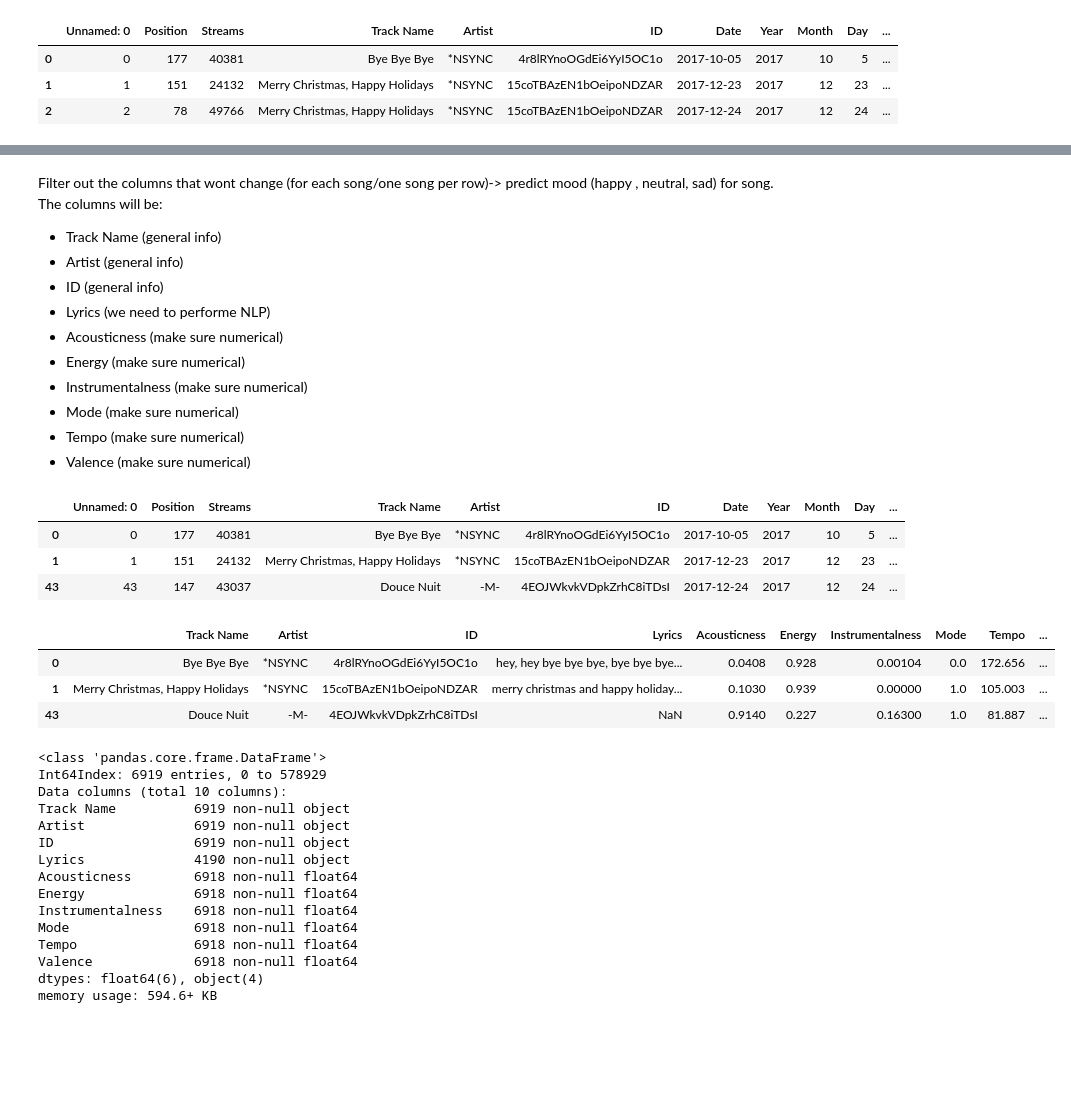
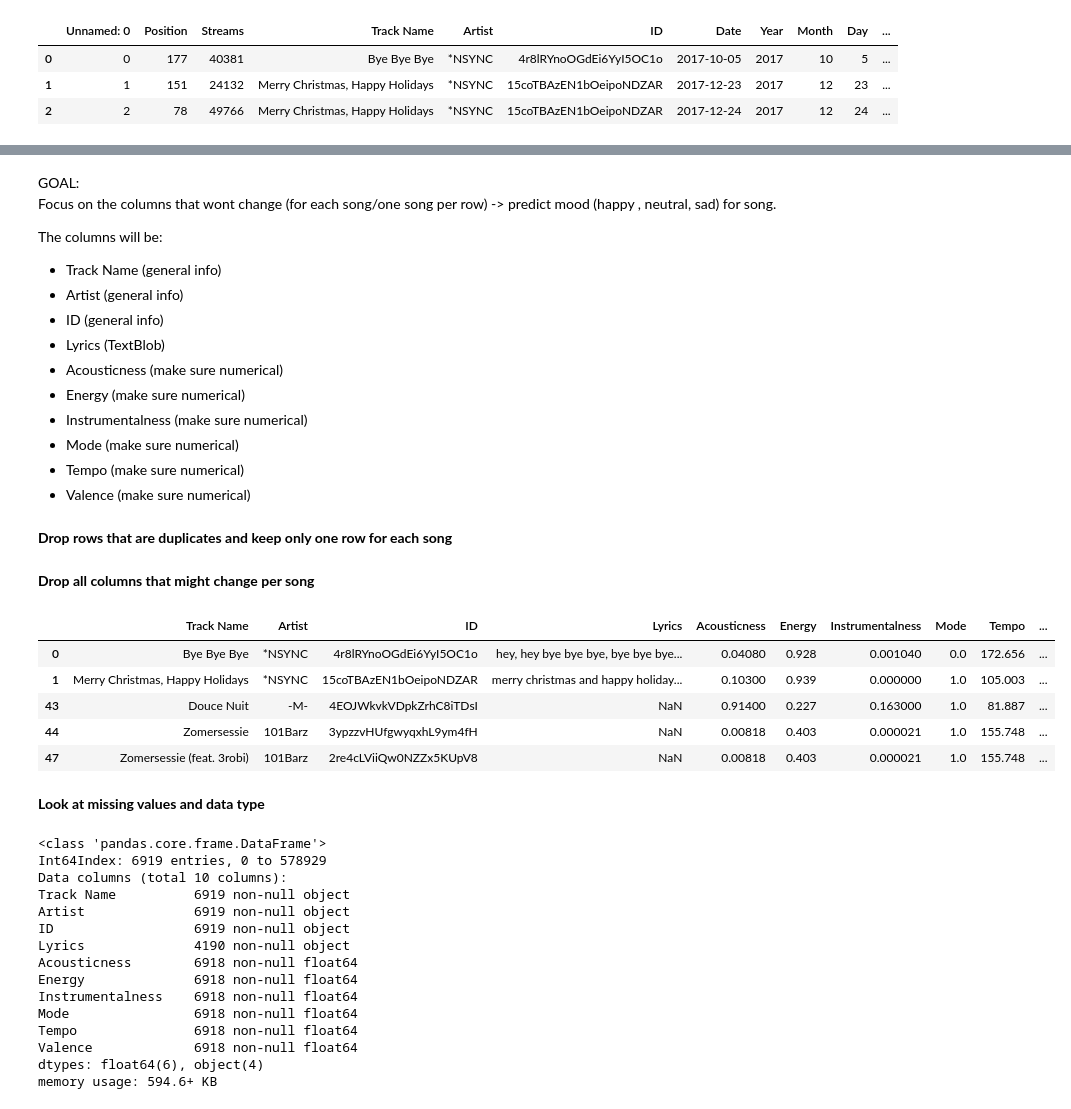
Before and after one commit to yhpf/Capstone-General_Assembly, a Jupyter notebook: 9_mvp_mood_of_song.ipynb, the cells around one changed output, grey strips where cells are left out. Saved outputs shown, nothing was run; the diff lists cells and outputs as text; code cells hidden in the pictures; blank space fills up the shorter version.

```diff
--- a/9_mvp_mood_of_song.ipynb
+++ b/9_mvp_mood_of_song.ipynb
@@ -17,14 +29,18 @@ data.head(3)
 # %% [markdown]
-Filter out the columns that wont change (for each song/one song per row)-> predict mood (happy , neutral, sad) for song.<BR />
+GOAL:<BR />
+Focus on the columns that wont change (for each song/one song per row) -> predict mood (happy , neutral, sad) for song.<BR />
+
 The columns will be:
 - Track Name (general info)
 - Artist (general info)
 - ID (general info)
-- Lyrics (we need to performe NLP)
+- Lyrics (TextBlob)
 - Acousticness (make sure numerical)
 - Energy (make sure numerical)
 - Instrumentalness (make sure numerical)
 - Mode (make sure numerical)
 - Tempo (make sure numerical)
 - Valence (make sure numerical)
+# %% [markdown]
+**Drop rows that are duplicates and keep only one row for each song**
 # %%
@@ -32,21 +47,19 @@ The columns will be:
 data_per_song = data.drop_duplicates(subset=['Track Name'], keep='first')
-# %%
-data_per_song.head(3)
-# %% [output]
-|  | Unnamed: 0 | Position | Streams | Track Name | Artist | ID | Date | Year | Month | Day | ... |
-| 0 | 0 | 177 | 40381 | Bye Bye Bye | *NSYNC | 4r8lRYnoOGdEi6YyI5OC1o | 2017-10-05 | 2017 | 10 | 5 | ... |
-| 1 | 1 | 151 | 24132 | Merry Christmas, Happy Holidays | *NSYNC | 15coTBAzEN1bOeipoNDZAR | 2017-12-23 | 2017 | 12 | 23 | ... |
-| 43 | 43 | 147 | 43037 | Douce Nuit | -M- | 4EOJWkvkVDpkZrhC8iTDsI | 2017-12-24 | 2017 | 12 | 24 | ... |
+# %% [markdown]
+**Drop all columns that might change per song**
 # %%
-# Drop all columns that might change per song
 mvp_data = data_per_song.drop(['Unnamed: 0', 'Position', 'Streams', 'Date', 'Year', 'Month', 'Day', 'Country', 'Region'], axis=1)
+
+mvp_data.head(5)
+# %% [output]
+|  | Track Name | Artist | ID | Lyrics | Acousticness | Energy | Instrumentalness | Mode | Tempo | ... |
+| 0 | Bye Bye Bye | *NSYNC | 4r8lRYnoOGdEi6YyI5OC1o | hey, hey bye bye bye, bye bye bye... | 0.04080 | 0.928 | 0.001040 | 0.0 | 172.656 | ... |
+| 1 | Merry Christmas, Happy Holidays | *NSYNC | 15coTBAzEN1bOeipoNDZAR | merry christmas and happy holiday... | 0.10300 | 0.939 | 0.000000 | 1.0 | 105.003 | ... |
+| 43 | Douce Nuit | -M- | 4EOJWkvkVDpkZrhC8iTDsI | NaN | 0.91400 | 0.227 | 0.163000 | 1.0 | 81.887 | ... |
+| 44 | Zomersessie | 101Barz | 3ypzzvHUfgwyqxhL9ym4fH | NaN | 0.00818 | 0.403 | 0.000021 | 1.0 | 155.748 | ... |
+| 47 | Zomersessie (feat. 3robi) | 101Barz | 2re4cLViiQw0NZZx5KUpV8 | NaN | 0.00818 | 0.403 | 0.000021 | 1.0 | 155.748 | ... |
-# %%
-mvp_data.head(3)
-# %% [output]
-|  | Track Name | Artist | ID | Lyrics | Acousticness | Energy | Instrumentalness | Mode | Tempo | ... |
-| 0 | Bye Bye Bye | *NSYNC | 4r8lRYnoOGdEi6YyI5OC1o | hey, hey bye bye bye, bye bye bye... | 0.0408 | 0.928 | 0.00104 | 0.0 | 172.656 | ... |
-| 1 | Merry Christmas, Happy Holidays | *NSYNC | 15coTBAzEN1bOeipoNDZAR | merry christmas and happy holiday... | 0.1030 | 0.939 | 0.00000 | 1.0 | 105.003 | ... |
-| 43 | Douce Nuit | -M- | 4EOJWkvkVDpkZrhC8iTDsI | NaN | 0.9140 | 0.227 | 0.16300 | 1.0 | 81.887 | ... |
+# %% [markdown]
+**Look at missing values and data type**
 # %%
 mvp_data.info()
 # %% [output]
```
Also changed, not shown: parts of 57 cells of this notebook.
